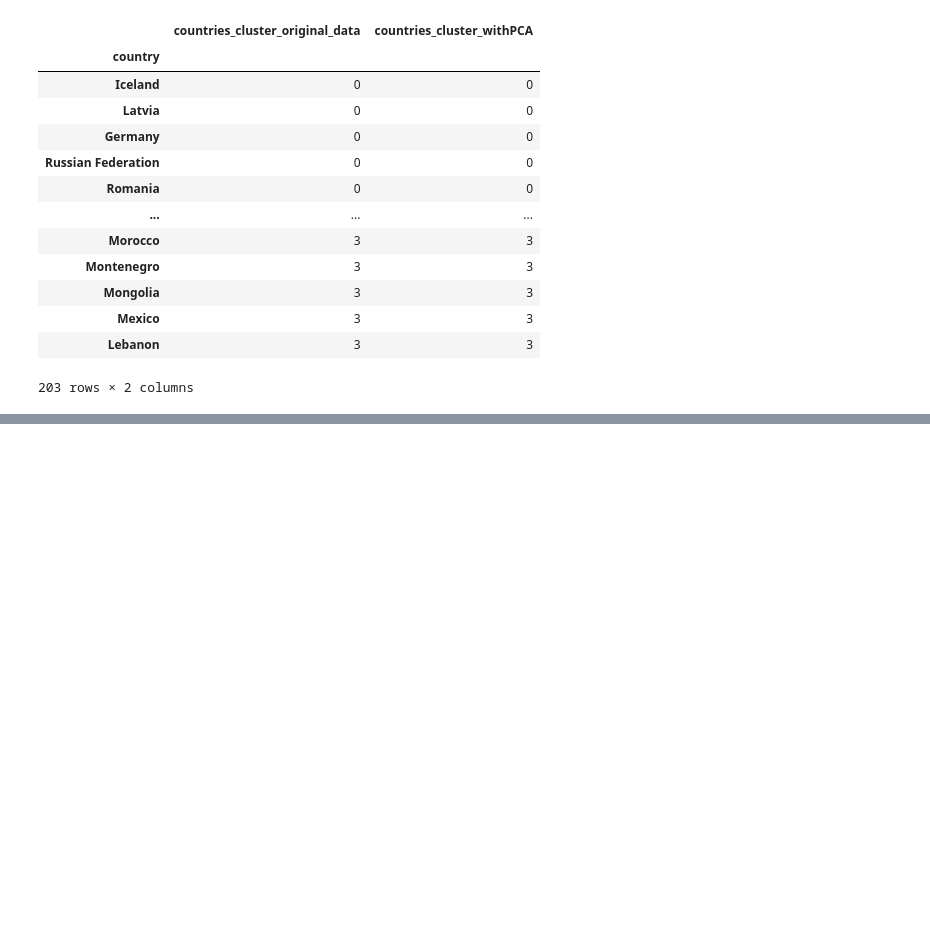
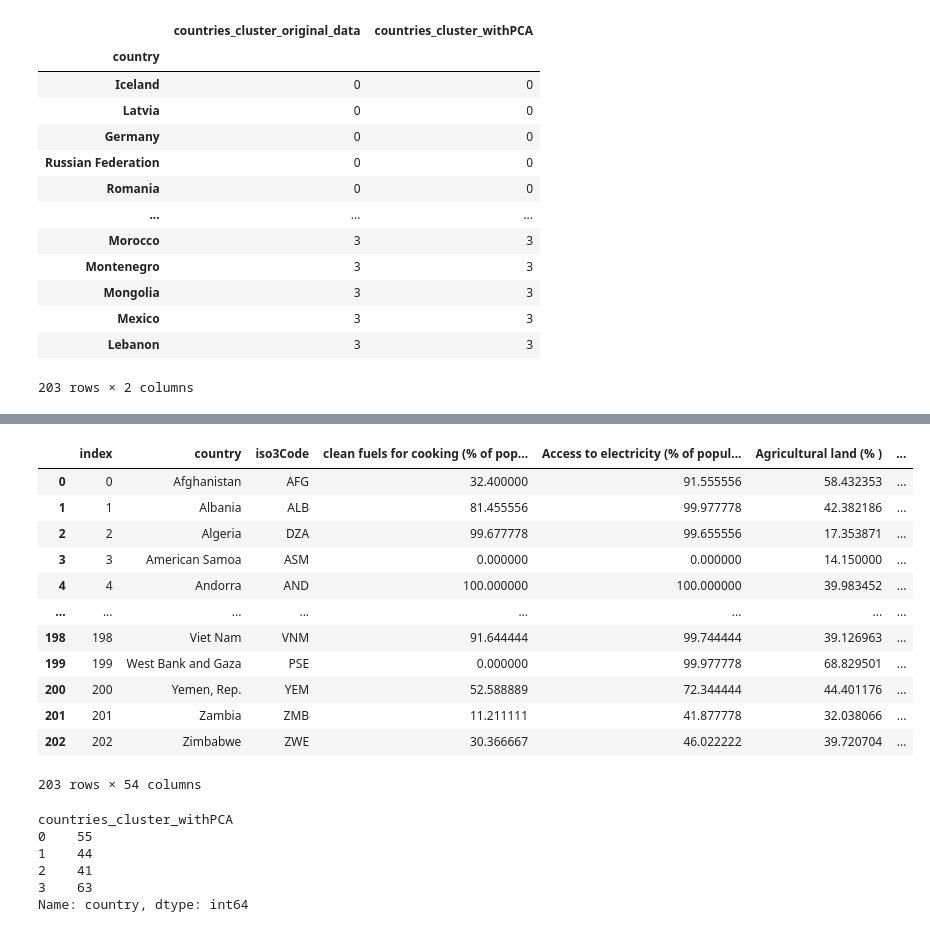
Before and after one commit to nazimben25/Project4_Group4_Immigration_to_canada, a Jupyter notebook: data_Clustering.ipynb, the cells around one changed output, grey strips where cells are left out. Cells and saved outputs as stored; diff of their text form; code cells hidden in the pictures; blank space fills up the shorter version.

```diff
--- a/data_Clustering.ipynb
+++ b/data_Clustering.ipynb
@@ -698,3 +705,11 @@ clusters
 203 rows × 2 columns
 # %%
 clusters.to_csv('Output_analysis/Clusters_analysis.csv')
+# %%
+### import and read csv file
+
+path = 'Output/full_indicators_by_country.csv'
+full_indicators_countries_df = pd.read_csv(path)
+# full_indicators = full_indicators.rename(columns={'total':'Immigration_flow'})
+
+full_indicators_countries_df.head(5)
@@ -700,0 +724,28 @@ clusters.to_csv('Output_analysis/Clusters_analysis.csv')
+# %%
+new_df = pd.merge(full_indicators_countries_df, clusters, on = 'country' )
+new_df
+# %% [output]
+|  | index | country | iso3Code | clean fuels for cooking (% of pop... | Access to electricity (% of popul... | Agricultural land (% ) | ... |
+| 0 | 0 | Afghanistan | AFG | 32.400000 | 91.555556 | 58.432353 | ... |
+| 1 | 1 | Albania | ALB | 81.455556 | 99.977778 | 42.382186 | ... |
+| 2 | 2 | Algeria | DZA | 99.677778 | 99.655556 | 17.353871 | ... |
+| 3 | 3 | American Samoa | ASM | 0.000000 | 0.000000 | 14.150000 | ... |
+| 4 | 4 | Andorra | AND | 100.000000 | 100.000000 | 39.983452 | ... |
+| ... | ... | ... | ... | ... | ... | ... | ... |
+| 198 | 198 | Viet Nam | VNM | 91.644444 | 99.744444 | 39.126963 | ... |
+| 199 | 199 | West Bank and Gaza | PSE | 0.000000 | 99.977778 | 68.829501 | ... |
+| 200 | 200 | Yemen, Rep. | YEM | 52.588889 | 72.344444 | 44.401176 | ... |
+| 201 | 201 | Zambia | ZMB | 11.211111 | 41.877778 | 32.038066 | ... |
+| 202 | 202 | Zimbabwe | ZWE | 30.366667 | 46.022222 | 39.720704 | ... |
+203 rows × 54 columns
+# %%
+# to have the population of each cluster
+x = new_df.groupby('countries_cluster_withPCA')['country'].count()
+x
+# %% [output]
+countries_cluster_withPCA
+0    55
+1    44
+2    41
+3    63
+Name: country, dtype: int64
```
Also changed, not shown: parts of 7 cells of this notebook, 4 other files.
